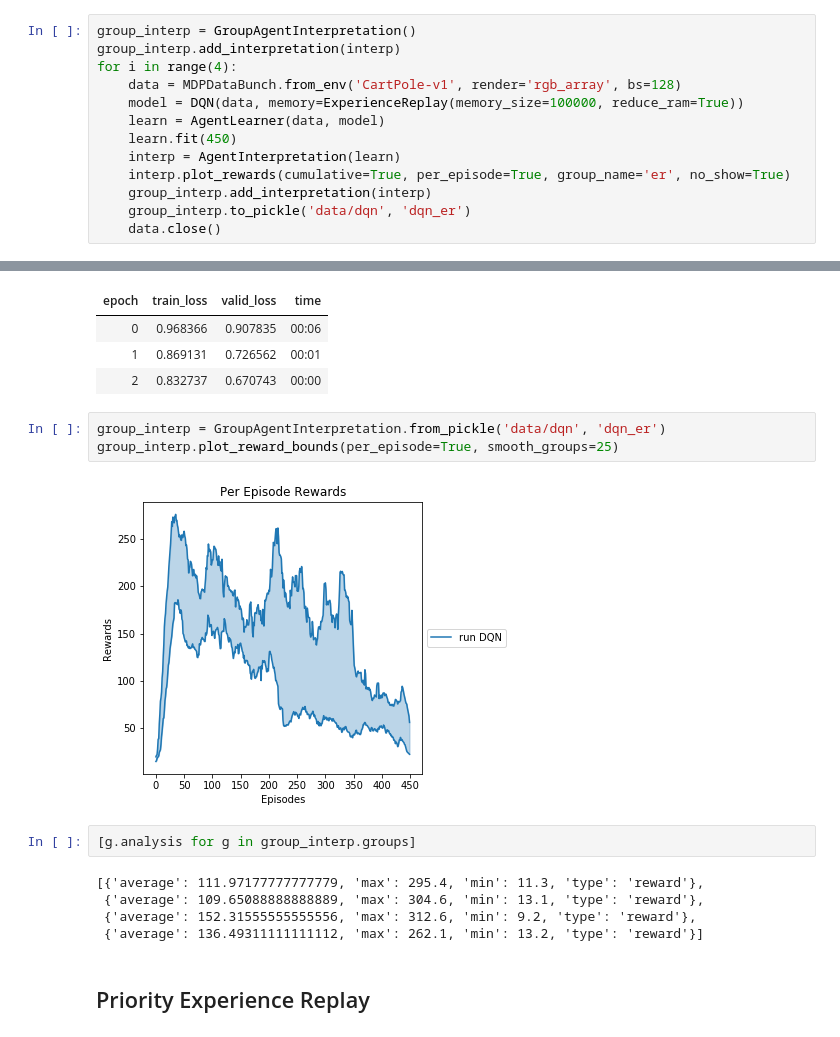
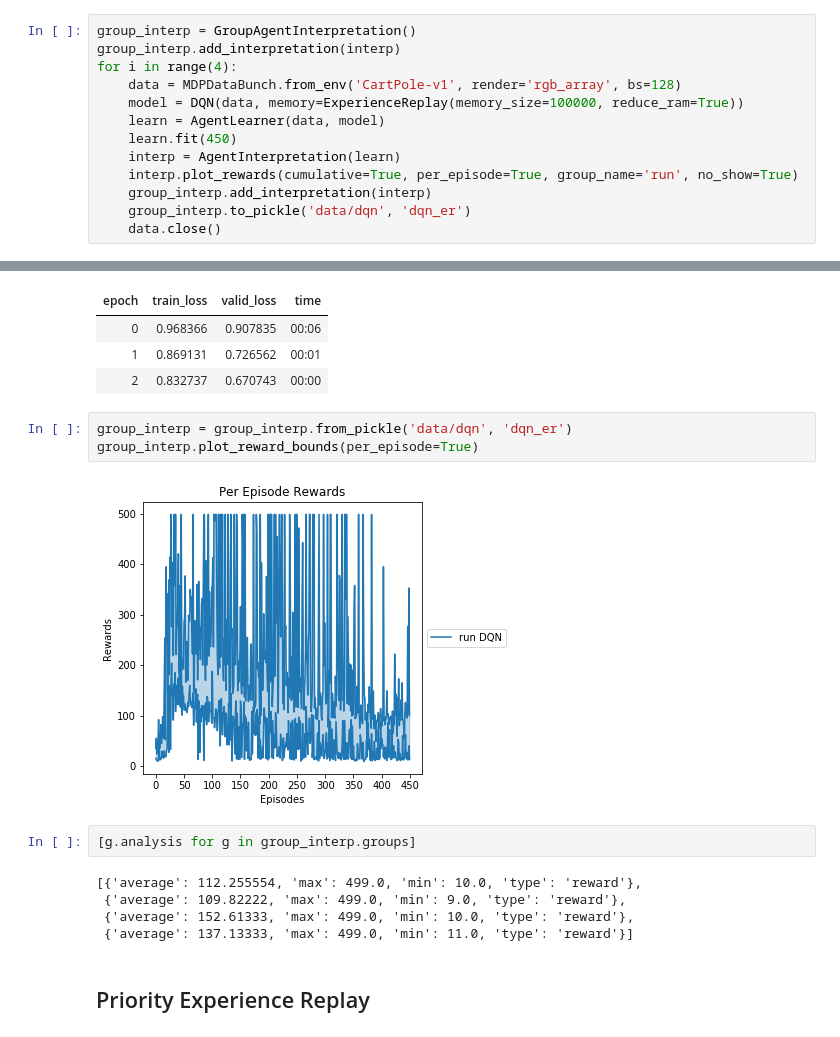
Before and after one commit to josiahls/fast-reinforcement-learning, a Jupyter notebook: docs_src/rl.agents.dqn.ipynb, the cells around one changed output, grey strips where cells are left out. Saved outputs shown, nothing was run; the diff lists cells and outputs as text.

```diff
--- a/docs_src/rl.agents.dqn.ipynb
+++ b/docs_src/rl.agents.dqn.ipynb
@@ -119,7 +104,7 @@ for i in range(4):
     learn = AgentLearner(data, model)
     learn.fit(450)
     interp = AgentInterpretation(learn)
-    interp.plot_rewards(cumulative=True, per_episode=True, group_name='er', no_show=True)
+    interp.plot_rewards(cumulative=True, per_episode=True, group_name='run', no_show=True)
     group_interp.add_interpretation(interp)
     group_interp.to_pickle('data/dqn', 'dqn_er')
     data.close()
@@ -141,16 +126,16 @@ for i in range(4):
 | 1 | 0.869131 | 0.726562 | 00:01 |
 | 2 | 0.832737 | 0.670743 | 00:00 |
 # %%
-group_interp = GroupAgentInterpretation.from_pickle('data/dqn', 'dqn_er')
-group_interp.plot_reward_bounds(per_episode=True, smooth_groups=25)
+group_interp = group_interp.from_pickle('data/dqn', 'dqn_er')
+group_interp.plot_reward_bounds(per_episode=True)
 # %% [output]
-[figure, old version]
+[figure, new version]
 # %%
 [g.analysis for g in group_interp.groups]
 # %% [output]
-[{'average': 111.97177777777779, 'max': 295.4, 'min': 11.3, 'type': 'reward'},
- {'average': 109.65088888888889, 'max': 304.6, 'min': 13.1, 'type': 'reward'},
- {'average': 152.31555555555556, 'max': 312.6, 'min': 9.2, 'type': 'reward'},
- {'average': 136.49311111111112, 'max': 262.1, 'min': 13.2, 'type': 'reward'}]
+[{'average': 112.255554, 'max': 499.0, 'min': 10.0, 'type': 'reward'},
+ {'average': 109.82222, 'max': 499.0, 'min': 9.0, 'type': 'reward'},
+ {'average': 152.61333, 'max': 499.0, 'min': 10.0, 'type': 'reward'},
+ {'average': 137.13333, 'max': 499.0, 'min': 11.0, 'type': 'reward'}]
 # %% [markdown]
 ## Priority Experience Replay
```
Also changed, not shown: parts of 8 cells of this notebook, 5 other files.
